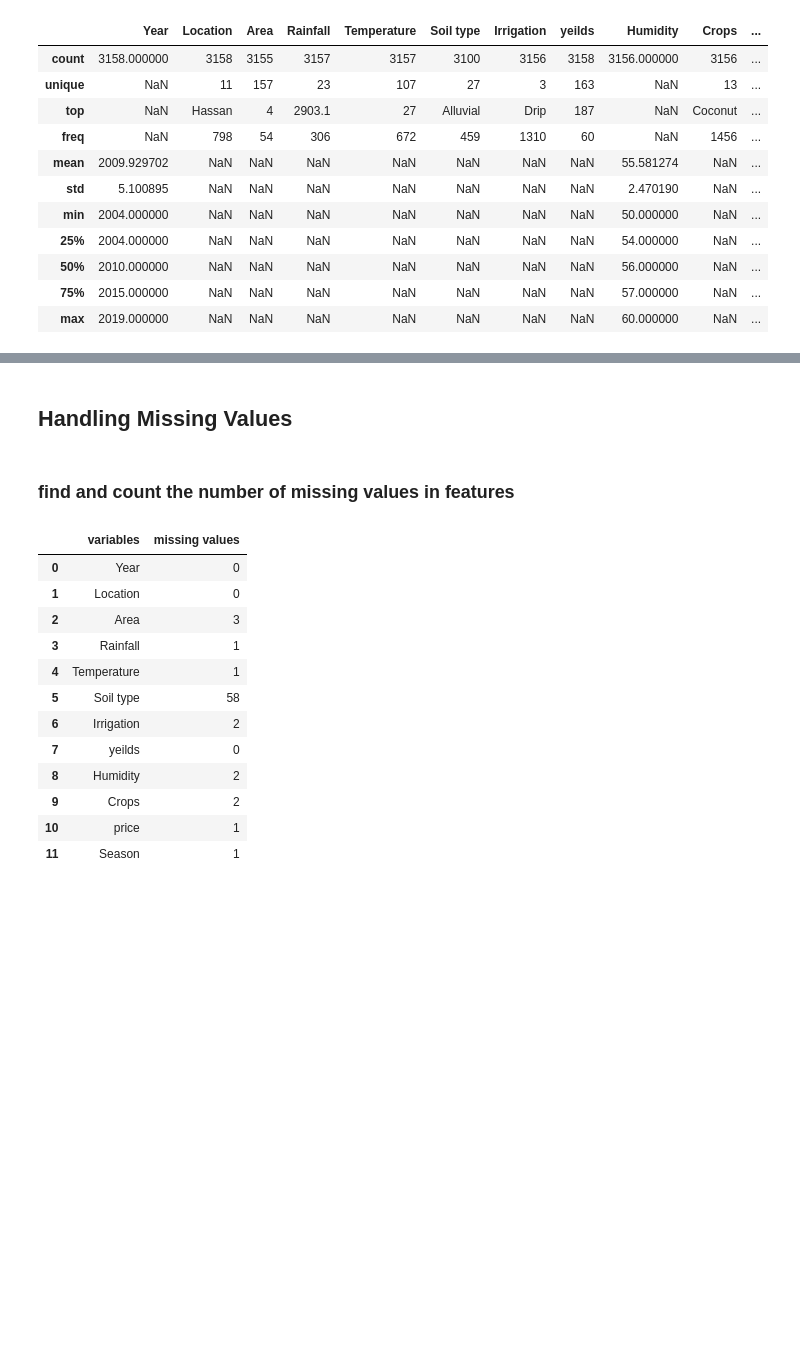
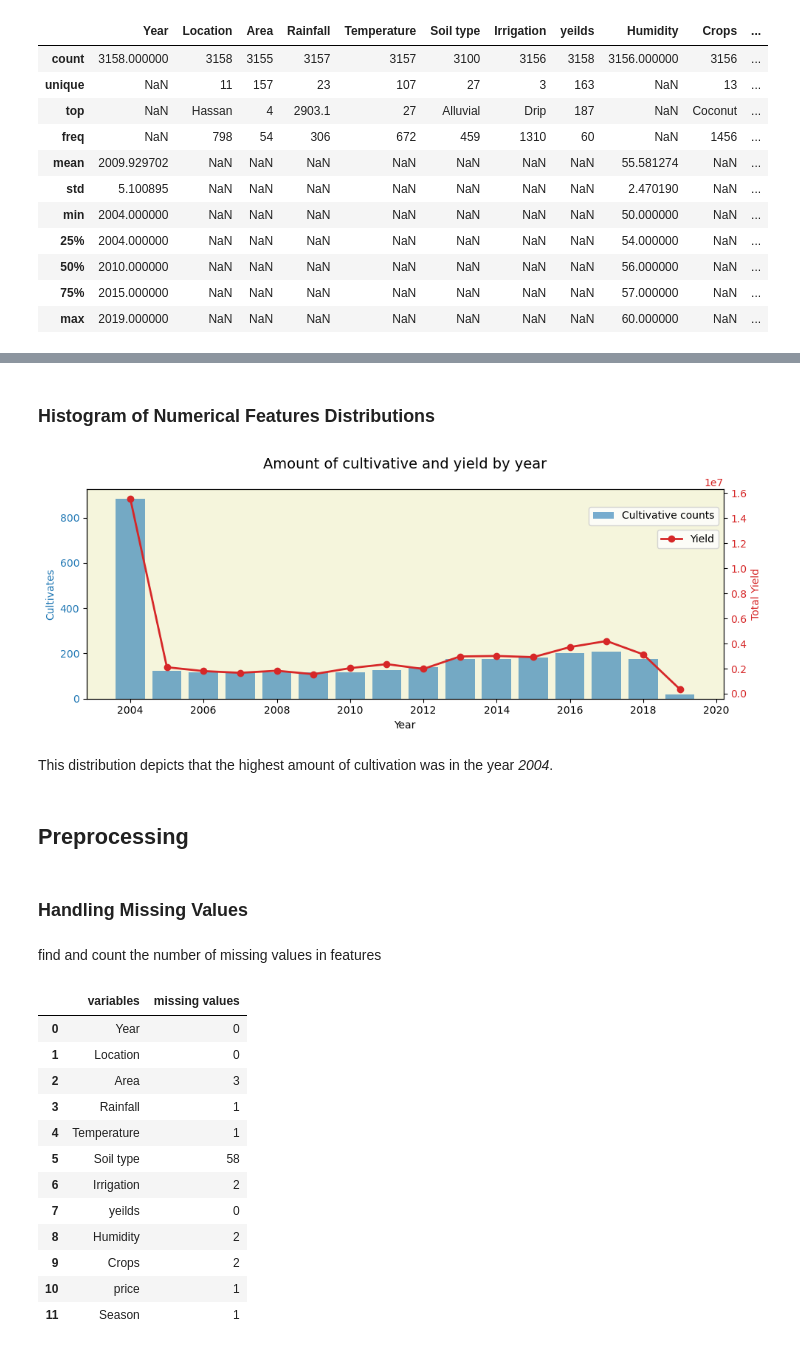
Before and after one commit to Hsstring/karnataka-agriculture-analysis, a Jupyter notebook: Karnataka_analysis.ipynb, the cells around one changed output, grey strips where cells are left out. Cells and saved outputs as stored; diff of their text form; code cells hidden in the pictures; blank space fills up the shorter version.

```diff
--- a/Karnataka_analysis.ipynb
+++ b/Karnataka_analysis.ipynb
@@ -45,7 +150,42 @@ The results depicts that the most frequent location is Hassan, the most frequent
+# %% [markdown]
+### Histogram of Numerical Features Distributions
+# %%
+year_cults = df['Year'].value_counts()
+yield_per_year = df.groupby('Year')['yeilds'].sum()  # or .mean() depending on what you want
+
+fig, ax1 = plt.subplots(figsize=(10, 4))
+ax1.set_facecolor('beige')
+# Bar chart
+color = 'tab:blue'
+ax1.set_xlabel('Year')
+ax1.set_ylabel('Cultivates', color=color)
+ax1.bar(year_cults.index, year_cults.values, color=color, alpha=0.6, label='Cultivative counts' )
+ax1.tick_params(axis='y', labelcolor=color)
+
+# Line chart
+ax2 = ax1.twinx()
+color = 'tab:red'
+ax2.set_ylabel('Total Yield', color=color)
+ax2.plot(yield_per_year.index, yield_per_year.values, color=color, marker='o', linewidth=2, label='Yield')
+ax2.tick_params(axis='y', labelcolor=color)
+
+plt.title('Amount of cultivative and yield by year', fontsize=14, pad=20)
+fig.tight_layout()
+
+ax1.legend(loc='upper right', bbox_to_anchor=(1, .94))
+ax2.legend(loc='upper right', bbox_to_anchor=(1, 0.83))
+
+plt.show()
+# %% [output]
+[figure, added]
+# %% [markdown]
+This distribution depicts that the highest amount of cultivation was in the year *2004*.
+# %% [markdown]
+## Preprocessing
 # %% [markdown]
-## Handling Missing Values
+### Handling Missing Values
 # %% [markdown]
-### find and count the number of missing values in features
+find and count the number of missing values in features
 # %%
 def describe_data(data):
     variables=[]
```
Also changed, not shown: parts of 68 cells of this notebook, 5 other files.
